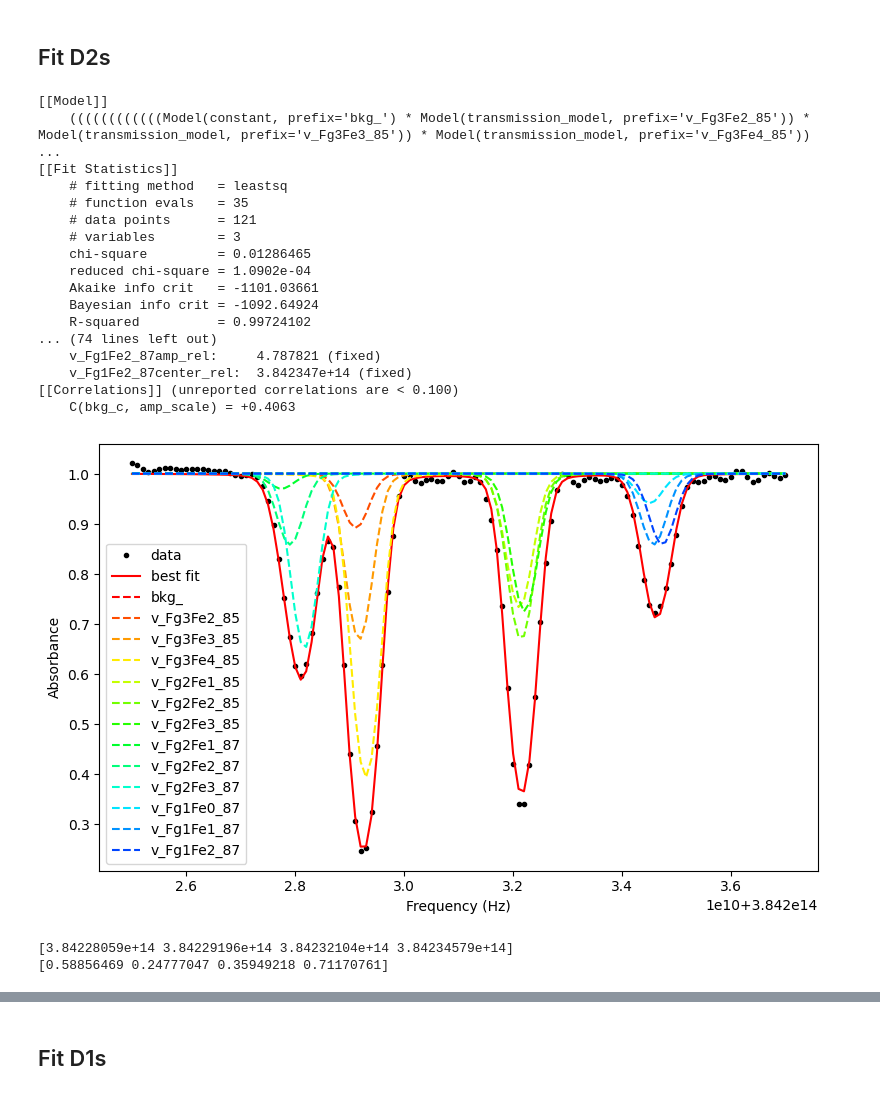
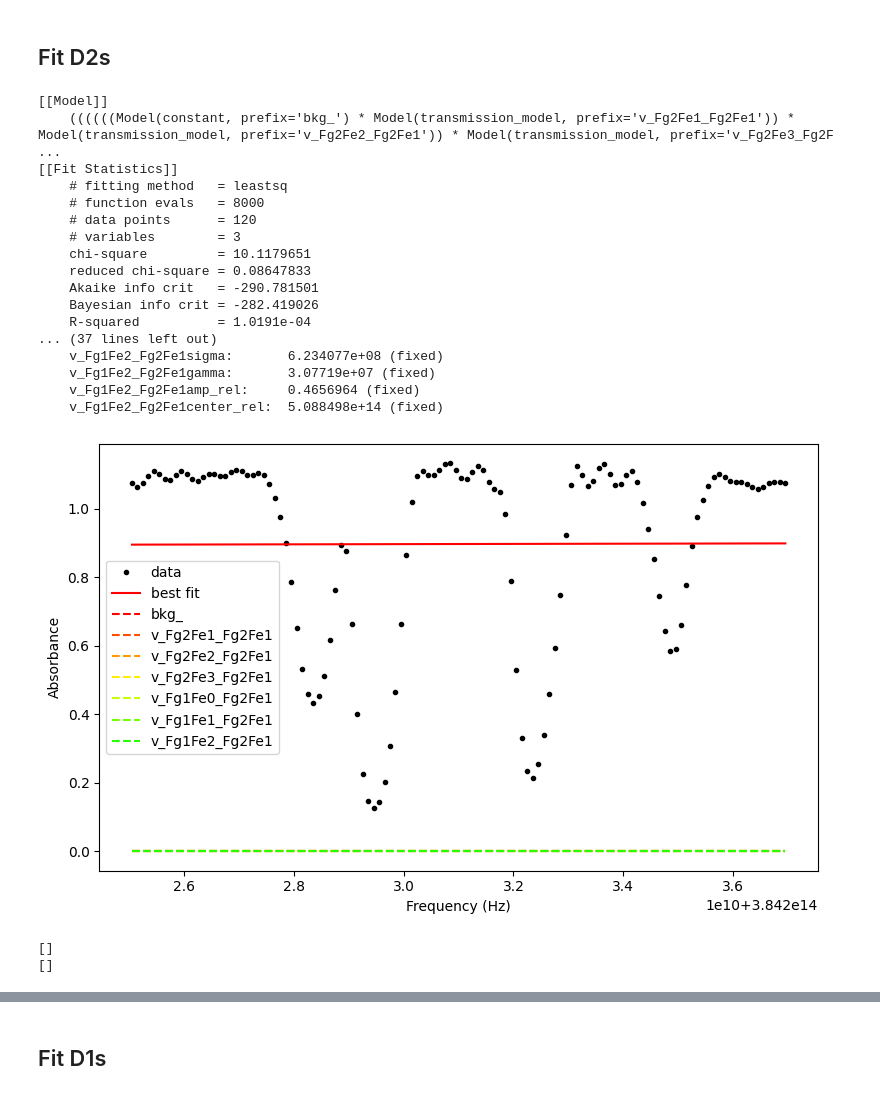
Before and after one commit to Seabear-attack/dev-table, a Jupyter notebook: Dual Comb/line_fit_rel.ipynb, the cells around one changed output, grey strips where cells are left out. Saved outputs shown, nothing was run; the diff lists cells and outputs as text; code cells hidden in the pictures.

```diff
--- a/Dual Comb/line_fit_rel.ipynb
+++ b/Dual Comb/line_fit_rel.ipynb
@@ -518,8 +518,9 @@ def transmission_model(x, center, amplitude, sigma, gamma):
 ## Loading Data and Parameters
 # %%
 
-datapath = Path(
-    r'/home/mike/Documents/Boulder_PhD/Data/20251023_10h18m12s/rb_cepstral.csv')
+# datapath = Path(
+    # r'/home/mike/Documents/Boulder_PhD/Data/20251023_10h18m12s/rb_cepstral.csv')
+datapath = Path( r"C:\Users\mike\Documents\School\Research\Diddams\data\20251030_15h49m14s/rb_cepstral.csv")
 data = pd.read_csv(datapath)
 
 # Calculated axis
@@ -599,7 +600,7 @@ for line, transitions in lines.items():
 # %%
 # D2 Fits ######################################3
 
-mask = (full_axis >= 384.225e12) & (full_axis <= 384.237e12)
+mask = (full_axis >= nu0_D2 - 1e10) & (full_axis <= nu0_D2 + 1e10)
 axis = full_axis[mask]
 spectrum = full_spectrum[mask]
 # ---------------------------
@@ -613,20 +614,19 @@ params.add('xoffset', value=0, min=-500e6, max=500e6)
 params.add('amp_scale', value=1e9)
 # params.add('Rb87_ratio', value=ratio_87, max=ratio_87+.1, min=ratio_87-.1)
 
-for isotope, transitions in lines['D2'].items():
-    for transition, props in transitions.items():
-        prefix = f'v_{transition + '_' + isotope}'
-        m = Model(transmission_model, prefix=prefix)
-        model *= m
-        params.update(m.make_params())
+for transition, props in lines['D2'].items():
+    prefix = f'v_{transition + '_' + line}'
+    m = Model(transmission_model, prefix=prefix)
+    model *= m
+    params.update(m.make_params())
 
-        # Give reasonable starting guesses
-        params.add(f'{prefix}amp_rel', value=props['absorption'], vary=False)
-        params[f'{prefix}sigma'].set(value=props['sigma'], vary=False)
-        params[f'{prefix}gamma'].set(value=props['gamma'], vary=False)
-        params.add(f'{prefix}center_rel', value=props['center'], vary=False)
-        params[f'{prefix}center'].expr = f'{prefix}center_rel + xoffset'
-        params[f'{prefix}amplitude'].expr = f'{prefix}amp_rel * amp_scale'
+    # Give reasonable starting guesses
+    params.add(f'{prefix}amp_rel', value=props['absorption'], vary=False)
+    params[f'{prefix}sigma'].set(value=props['sigma'], vary=False)
+    params[f'{prefix}gamma'].set(value=props['gamma'], vary=False)
+    params.add(f'{prefix}center_rel', value=props['center'], vary=False)
+    params[f'{prefix}center'].expr = f'{prefix}center_rel + xoffset'
+    params[f'{prefix}amplitude'].expr = f'{prefix}amp_rel * amp_scale'
 
 # ---------------------------
 # Fit model to data
@@ -658,46 +658,46 @@ for i, x in enumerate(components.items()):
 plt.xlabel('Frequency (Hz)')
 plt.ylabel('Absorbance')
 plt.legend()
 plt.tight_layout()
 plt.show()
 
 # Unshifted line peaks
 peak_axis = np.linspace(np.min(axis), np.max(axis), int(1e7))
 unshift_params = result.params.copy()
 unshift_params['xoffset'].set(value=0)
 unshift_spectrum = result.eval(x=peak_axis, params=unshift_params)
 
 peaks_idx, peaks_props = find_peaks(-unshift_spectrum)
 peaks_freq = np.array([peak_axis[idx] for idx in peaks_idx])
 peaks_amp = result.eval(x=peaks_freq, params=unshift_params)
 print(peaks_freq)
 print(peaks_amp)
 plt.figure(figsize=(8, 5))
 plt.plot(axis, spectrum, 'k.', label='data')
 plt.plot(peak_axis, unshift_spectrum, 'r-', label='model')
 plt.plot(peaks_freq, peaks_amp, 'b.', label = 'peaks')
 plt.xlabel('Frequency (Hz)')
 plt.ylabel('Absorbance')
 plt.legend()
 plt.show()
 # %% [output]
 [[Model]]
-    ((((((((((((Model(constant, prefix='bkg_') * Model(transmission_model, prefix='v_Fg3Fe2_85')) * Model(transmission_model, prefix='v_Fg3Fe3_85')) * Model(transmission_model, prefix='v_Fg3Fe4_85'))  ...
+    ((((((Model(constant, prefix='bkg_') * Model(transmission_model, prefix='v_Fg2Fe1_Fg2Fe1')) * Model(transmission_model, prefix='v_Fg2Fe2_Fg2Fe1')) * Model(transmission_model, prefix='v_Fg2Fe3_Fg2F ...
 [[Fit Statistics]]
     # fitting method   = leastsq
-    # function evals   = 35
-    # data points      = 121
+    # function evals   = 8000
+    # data points      = 120
     # variables        = 3
-    chi-square         = 0.01286465
-    reduced chi-square = 1.0902e-04
-    Akaike info crit   = -1101.03661
-    Bayesian info crit = -1092.64924
-    R-squared          = 0.99724102
-... (74 lines left out)
-    v_Fg1Fe2_87amp_rel:     4.787821 (fixed)
-    v_Fg1Fe2_87center_rel:  3.842347e+14 (fixed)
-[[Correlations]] (unreported correlations are < 0.100)
-    C(bkg_c, amp_scale) = +0.4063
+    chi-square         = 10.1179651
+    reduced chi-square = 0.08647833
+    Akaike info crit   = -290.781501
+    Bayesian info crit = -282.419026
+    R-squared          = 1.0191e-04
+... (37 lines left out)
+    v_Fg1Fe2_Fg2Fe1sigma:       6.234077e+08 (fixed)
+    v_Fg1Fe2_Fg2Fe1gamma:       3.07719e+07 (fixed)
+    v_Fg1Fe2_Fg2Fe1amp_rel:     0.4656964 (fixed)
+    v_Fg1Fe2_Fg2Fe1center_rel:  5.088498e+14 (fixed)
-[figure, old version]
+[figure, new version]
-[3.84228059e+14 3.84229196e+14 3.84232104e+14 3.84234579e+14]
-[0.58856469 0.24777047 0.35949218 0.71170761]
+[]
+[]
```
Also changed, not shown: parts of 3 cells of this notebook, 1 other file.
